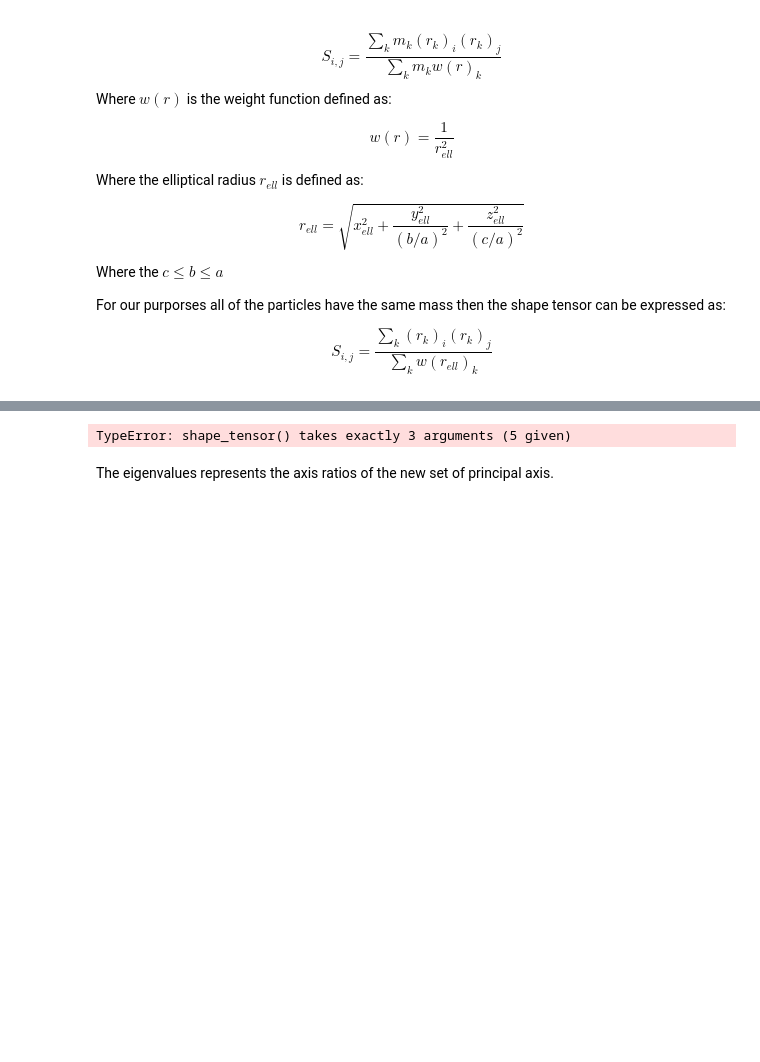
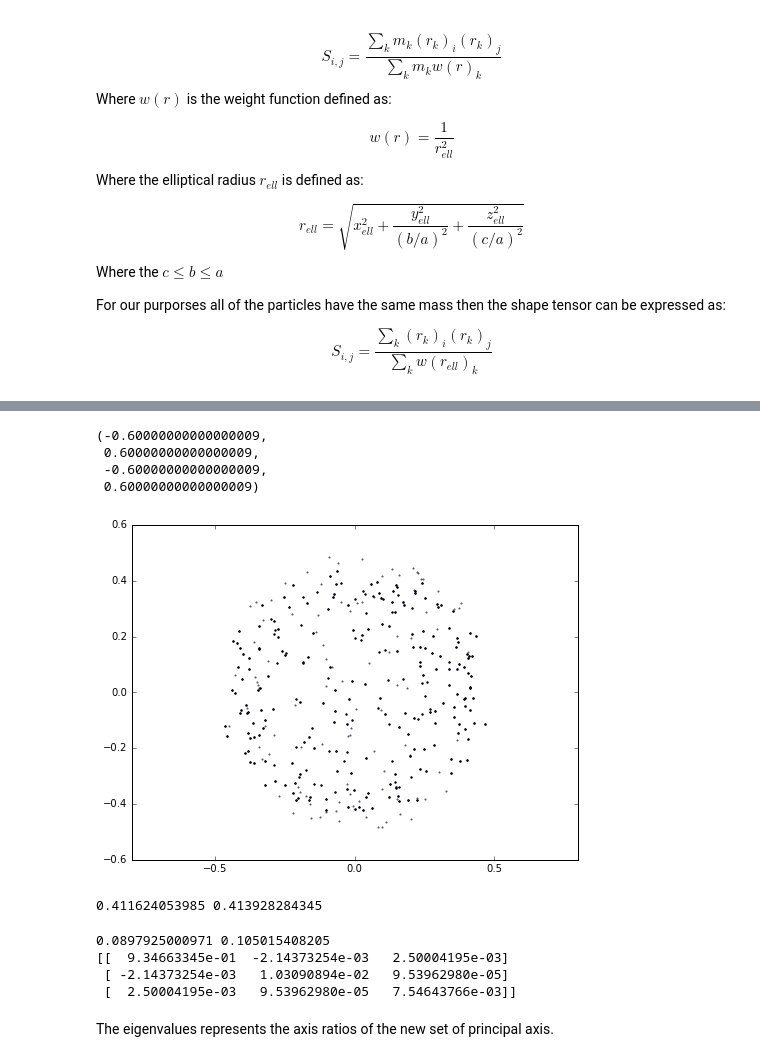
Before and after one commit to jngaravitoc/shapes, a Jupyter notebook: Shapes.ipynb, the cells around one changed output, grey strips where cells are left out. Drawn from its saved outputs; the diff is of its cells as text; code cells hidden in the pictures; blank space fills up the shorter version.

```diff
--- a/Shapes.ipynb
+++ b/Shapes.ipynb
@@ -173,8 +182,32 @@ NameError: name 'x_shell' is not defined
+# %%
+figure(figsize=(8, 6))
+scatter(x_ell2, z_ell2, s=2)
+scatter(x_ell, z_ell, s=2, marker='*', alpha=0.5)
+axis('equal')
+# %% [output]
+(-0.60000000000000009,
+ 0.60000000000000009,
+ -0.60000000000000009,
+ 0.60000000000000009)
+[figure, added]
+# %%
+S_test = shape_tensor(rot_x, rot_y, rot_z)
+rot, s, q = axis_ratios(S_test)
+print s, q
+# %% [output]
+0.411624053985 0.413928284345
+# %%
+S_test = shape_tensor(x_ell, y_ell, z_ell)
+s, q = axis_ratios(S_test)
+print s, q
+print S_test
+# %% [output]
+0.0897925000971 0.105015408205
+[[  9.34663345e-01  -2.14373254e-03   2.50004195e-03]
+ [ -2.14373254e-03   1.03090894e-02   9.53962980e-05]
+ [  2.50004195e-03   9.53962980e-05   7.54643766e-03]]
 # %%
-S_test = shape_tensor(x_sph, y_sph, z_sph, 1, 1)
-print S_test
+shape_tensor(x_sph, y_sph, z_sph)
-# %% [output]
-TypeError: shape_tensor() takes exactly 3 arguments (5 given)
 # %% [markdown]
 The eigenvalues represents the axis ratios of the new set of principal axis.
 # %%
```
Also changed, not shown: parts of 9 cells of this notebook.
